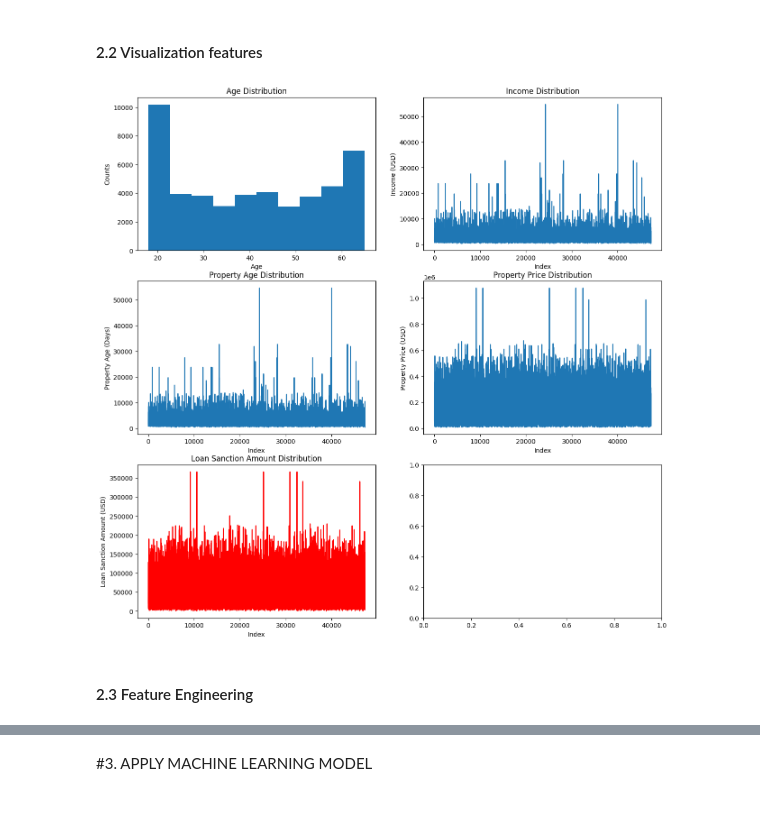
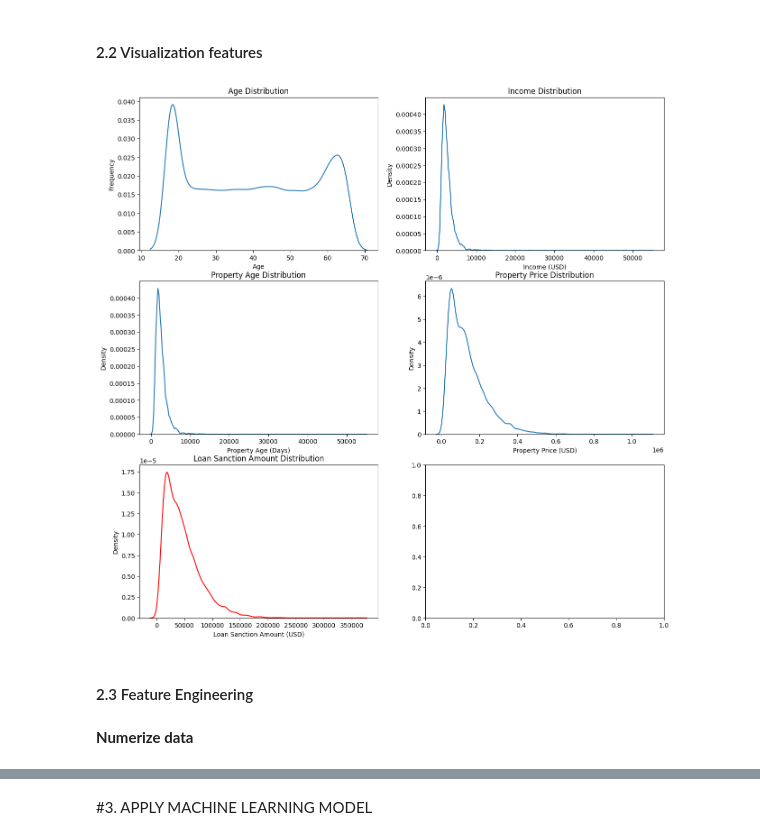
Before and after one commit to Likelipop/Introduction-to-ML, a Jupyter notebook: Untitled21.ipynb, the cells around one changed output, grey strips where cells are left out. Saved outputs shown, nothing was run; the diff lists cells and outputs as text; code cells hidden in the pictures; blank space fills up the shorter version.

```diff
--- a/Untitled21.ipynb
+++ b/Untitled21.ipynb
@@ -136,7 +136,7 @@ dtype: int64
 # %%
 import matplotlib.pyplot as plt
 
-def plot_column(axis, data, title, xlab, ylab, color=None, kind='hist'):
+def plot_column(axis, data, title, xlab, ylab, color=None, kind='kde'):
   """Plots a column of data on a given axis.
 
   Args:
@@ -148,46 +148,48 @@ def plot_column(axis, data, title, xlab, ylab, color=None, kind='hist'):
     color: The color of the plot (optional).
     kind: The type of plot ('hist' for histogram, 'line' for line plot, default: 'hist').
   """
-  if kind == 'hist':
-    axis.hist(x=data, color=color)
+  if kind == 'kde':
+    sns.kdeplot(data, ax = axis, color = color)
   else :
     data.plot(ax=axis, color=color)
 
   axis.set_title(title)
   axis.set_xlabel(xlab)
   axis.set_ylabel(ylab)
 
 fig, axis = plt.subplots(3, 2, figsize=(15, 15))
 
 plot_column(axis=axis[0, 0],
             data=df['Age'],
             title='Age Distribution',
-            xlab='Age', ylab='Counts')
+            xlab='Age', ylab='Frequency')  # Changed ylab to 'Frequency'
 
 plot_column(axis=axis[0, 1],
             data=df['Income (USD)'],
             title='Income Distribution',
-            xlab='Index', ylab='Income (USD)', kind='line')
+            xlab='Income (USD)', ylab='Density', kind='kde')  # Changed xlab and ylab
 
 plot_column(axis=axis[1, 0],
             data=df['Property Age'],
             title='Property Age Distribution',
-            xlab='Index', ylab='Property Age (Days)', kind='line')
+            xlab='Property Age (Days)', ylab='Density', kind='kde')  # Changed xlab and ylab
 
 plot_column(axis=axis[1, 1],
             data=df['Property Price'],
             title='Property Price Distribution',
-            xlab='Index', ylab='Property Price (USD)', kind='line')
+            xlab='Property Price (USD)', ylab='Density', kind='kde')  # Changed xlab and ylab
 
 plot_column(axis=axis[2, 0],
             data=df['Loan Sanction Amount (USD)'],
             title='Loan Sanction Amount Distribution',
-            xlab='Index', ylab='Loan Sanction Amount (USD)',
-            kind='line', color='red')
+            xlab='Loan Sanction Amount (USD)', ylab='Density',
+            kind='kde', color='red')  # Changed xlab and ylab
 # %% [output]
-[figure, old version]
+[figure, new version]
 # %% [markdown]
 <h4>2.3 Feature Engineering </h4>
+# %% [markdown]
+**Numerize data**
 # %%
 def normalize_data(real_df):
 
```
Also changed, not shown: parts of 22 cells of this notebook.
